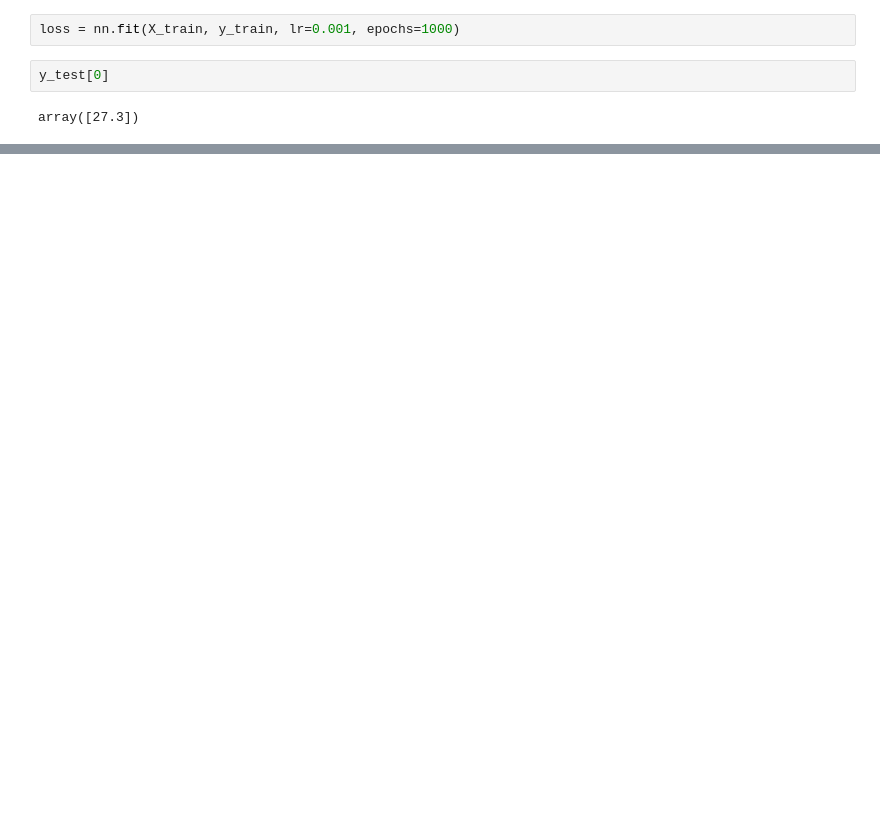
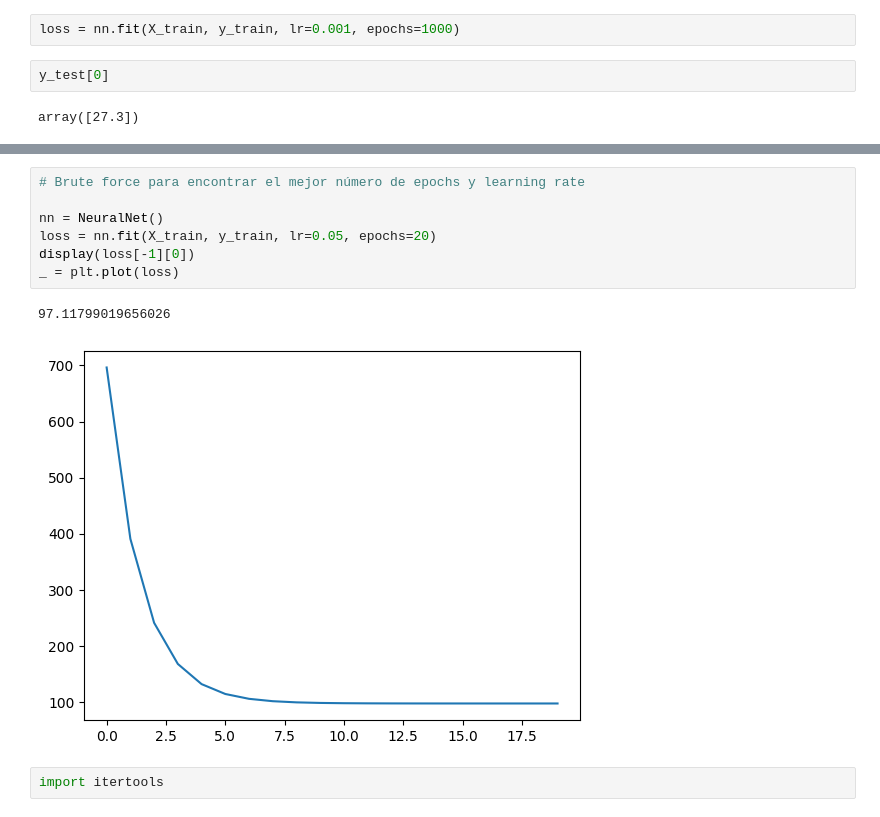
Before and after one commit to Luquish/TP2_Metodos, a Jupyter notebook: NeuralNet_Eval.ipynb, the cells around one changed output, grey strips where cells are left out. Cells and saved outputs as stored; diff of their text form; blank space fills up the shorter version.

```diff
--- a/NeuralNet_Eval.ipynb
+++ b/NeuralNet_Eval.ipynb
@@ -272,0 +143,12 @@ plt.plot(loss)
+# %%
+# Brute force para encontrar el mejor número de epochs y learning rate
+
+nn = NeuralNet()
+loss = nn.fit(X_train, y_train, lr=0.05, epochs=20)
+display(loss[-1][0])
+_ = plt.plot(loss)
+# %% [output]
+97.11799019656026
+[figure, added]
+# %%
+import itertools
```
Also changed, not shown: parts of 35 cells of this notebook, 4 other files.
